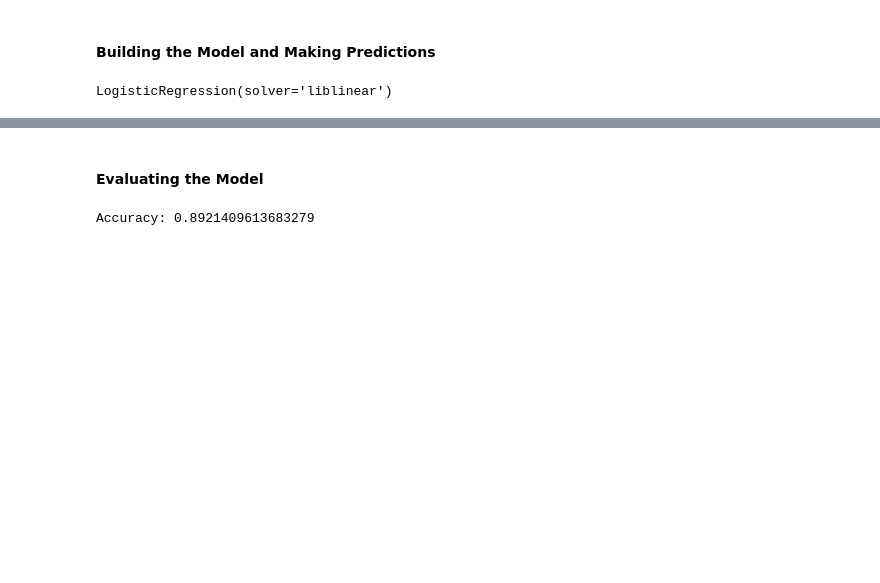
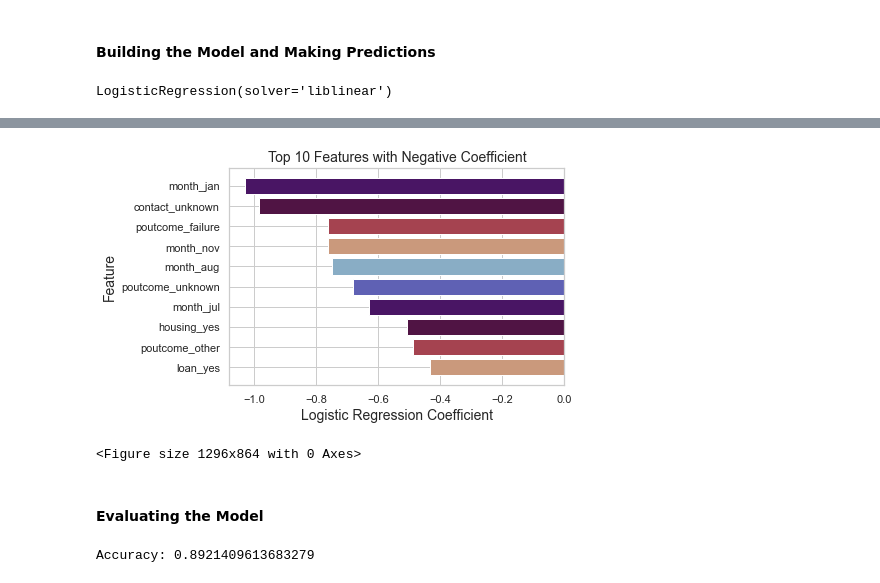
Before and after one commit to janecondon/Bank-Marketing-Campaign-Project, a Jupyter notebook: Bank Marketing Campaign Project.ipynb, the cells around one changed output, grey strips where cells are left out. Drawn from its saved outputs; the diff is of its cells as text; code cells hidden in the pictures; blank space fills up the shorter version.

```diff
--- a/Bank Marketing Campaign Project.ipynb
+++ b/Bank Marketing Campaign Project.ipynb
@@ -365,3 +380,15 @@ y_pred = log_reg.predict(scaled_X_test)
+# %%
+#10 Largest Negative Coefficient
+sns.set_style("whitegrid")
+plt.barh(coef['Feature'].tail(10),coef['Coefficient'].tail(10),color = sns.color_palette('twilight_r'))
+plt.title('Top 10 Features with Negative Coefficient',fontsize=14)
+plt.ylabel('Feature',fontsize=14)
+plt.xlabel('Logistic Regression Coefficient',fontsize=14)
+plt.figure(figsize=(18,12))
+plt.show()
+# %% [output]
+[figure, added]
+<Figure size 1296x864 with 0 Axes>
 # %% [markdown]
 #### Evaluating the Model
 # %%
```
Also changed, not shown: parts of 120 cells of this notebook, 3 other files.
